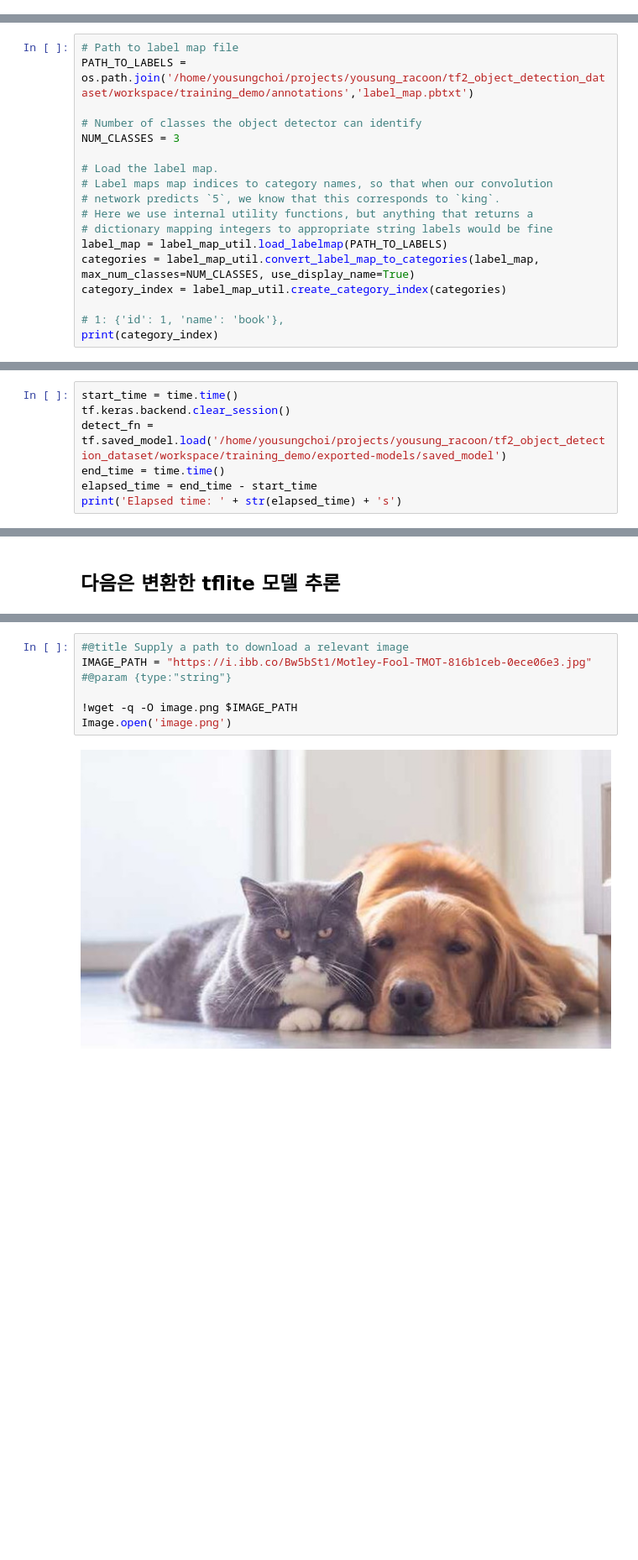
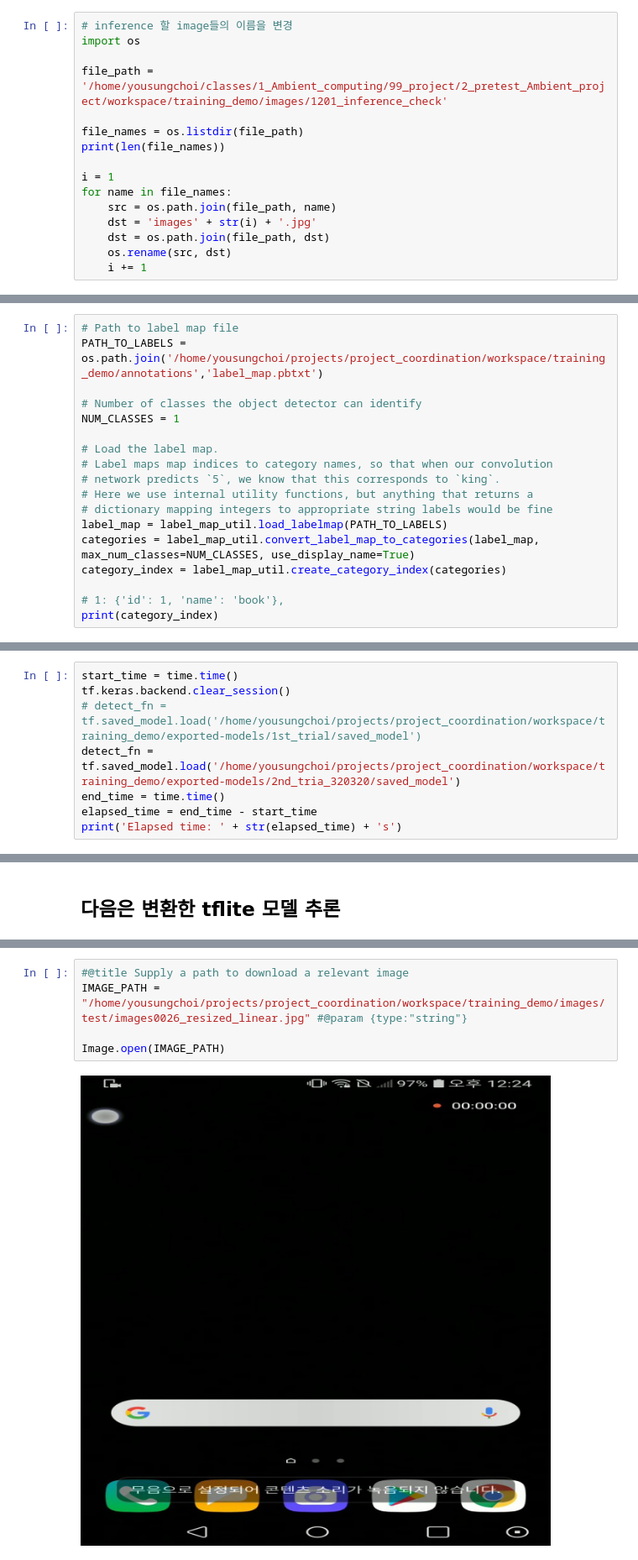
Before and after one commit to yousungchoi/tf2_object_detection_dataset, a Jupyter notebook: main.ipynb, the cells around one changed output, grey strips where cells are left out. Shown at 84% size. Cells and saved outputs as stored; diff of their text form; blank space fills up the shorter version.

```diff
--- a/main.ipynb
+++ b/main.ipynb
@@ -531,3 +739,19 @@ print(output_details[0])
 - training / eval 과정 중 생성된 checkpoint 를 활용하여 tensorboard에 얹어 loss 와 추론도 가능함. (tensorboard 활용방법은 다루지 않았음.)
 - tensorboard 는 다음과 같은 과정을 통해 serving이 가능함. (tensorboard --logdir="/home/yousungchoi/projects/racoon_test/my_renewal_model" --port=5800![image.png])
 ## 먼저 일반 tensorflow model 추론
+# %%
+# inference 할 image들의 이름을 변경
+import os
+
+file_path = '/home/yousungchoi/classes/1_Ambient_computing/99_project/2_pretest_Ambient_project/workspace/training_demo/images/1201_inference_check'
+
+file_names = os.listdir(file_path)
+print(len(file_names))
+
+i = 1
+for name in file_names:
+    src = os.path.join(file_path, name)
+    dst = 'images' + str(i) + '.jpg'
+    dst = os.path.join(file_path, dst)
+    os.rename(src, dst)
+    i += 1
@@ -574,10 +801,10 @@ def load_image_into_numpy_array(path):
       (im_height, im_width, 3)).astype(np.uint8)
 # %%
 # Path to label map file
-PATH_TO_LABELS = os.path.join('/home/yousungchoi/projects/yousung_racoon/tf2_object_detection_dataset/workspace/training_demo/annotations','label_map.pbtxt')
+PATH_TO_LABELS = os.path.join('/home/yousungchoi/projects/project_coordination/workspace/training_demo/annotations','label_map.pbtxt')
 
 # Number of classes the object detector can identify
-NUM_CLASSES = 3
+NUM_CLASSES = 1
 
 # Load the label map.
 # Label maps map indices to category names, so that when our convolution
@@ -595,7 +822,8 @@ print(category_index)
 # %%
 start_time = time.time()
 tf.keras.backend.clear_session()
-detect_fn = tf.saved_model.load('/home/yousungchoi/projects/yousung_racoon/tf2_object_detection_dataset/workspace/training_demo/exported-models/saved_model')
+# detect_fn = tf.saved_model.load('/home/yousungchoi/projects/project_coordination/workspace/training_demo/exported-models/1st_trial/saved_model')
+detect_fn = tf.saved_model.load('/home/yousungchoi/projects/project_coordination/workspace/training_demo/exported-models/2nd_tria_320320/saved_model')
 end_time = time.time()
 elapsed_time = end_time - start_time
 print('Elapsed time: ' + str(elapsed_time) + 's')
@@ -725,10 +1147,9 @@ def detect_objects(interpreter, image, threshold):
 # %%
 #@title Supply a path to download a relevant image
-IMAGE_PATH = "https://i.ibb.co/Bw5bSt1/Motley-Fool-TMOT-816b1ceb-0ece06e3.jpg" #@param {type:"string"}
+IMAGE_PATH = "/home/yousungchoi/projects/project_coordination/workspace/training_demo/images/test/images0026_resized_linear.jpg" #@param {type:"string"}
 
-!wget -q -O image.png $IMAGE_PATH
-Image.open('image.png')
+Image.open(IMAGE_PATH)
 # %% [output]
-[figure, old version]
+[figure, new version]
 # %%
 # Load the TFLite model
```
Also changed, not shown: parts of 53 cells of this notebook, 13 other files.
